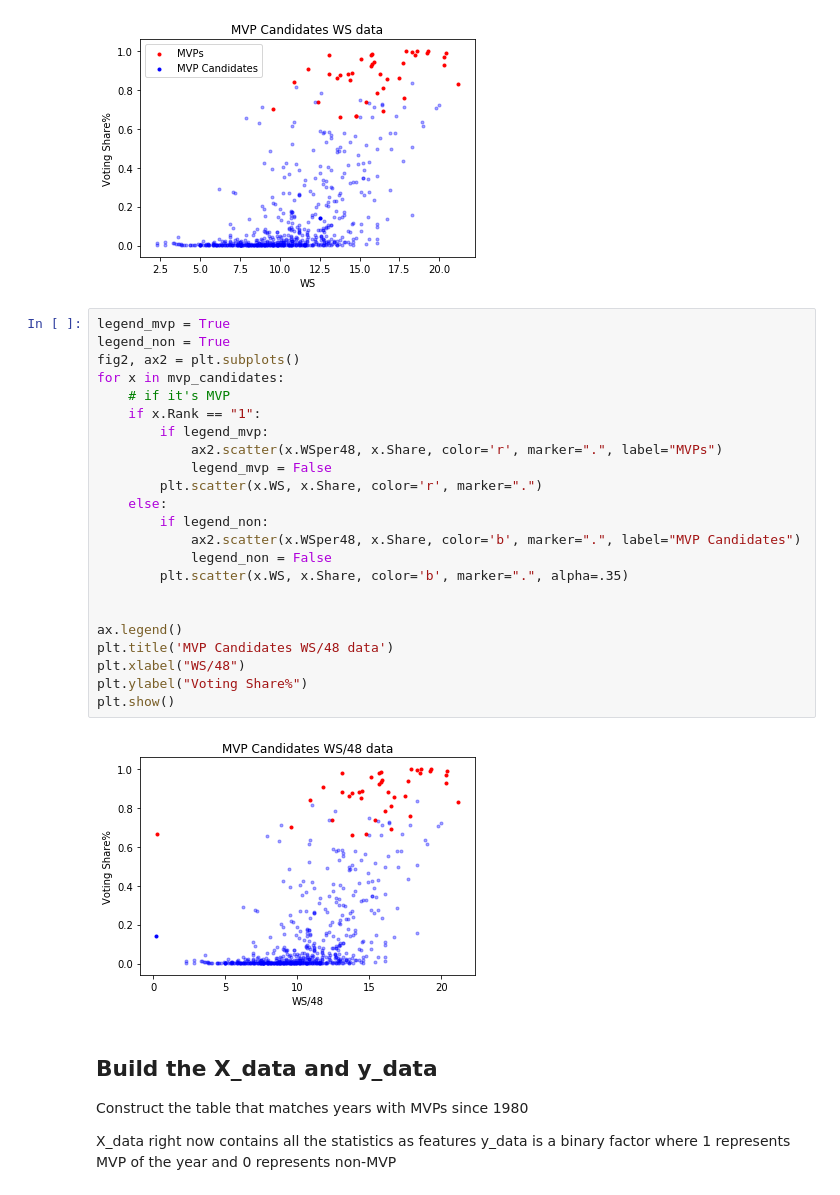
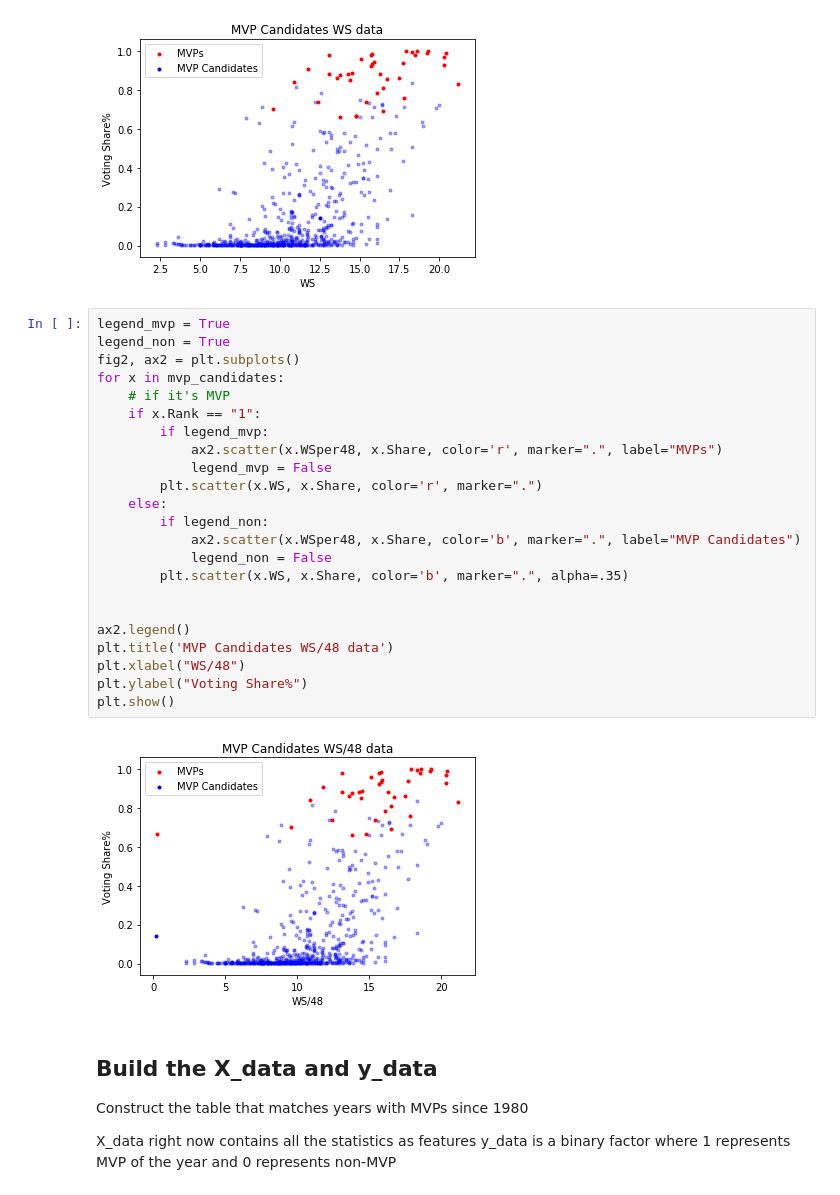
Before and after one commit to wangjiayin1010/NBA-MVP-prediction, a Jupyter notebook: assignment2.ipynb, the cells around one changed output. Saved outputs shown, nothing was run; the diff lists cells and outputs as text.

```diff
--- a/assignment2.ipynb
+++ b/assignment2.ipynb
@@ -254,28 +254,28 @@ plt.show()
 # %%
 legend_mvp = True
 legend_non = True
 fig2, ax2 = plt.subplots()
 for x in mvp_candidates:
     # if it's MVP
     if x.Rank == "1":
         if legend_mvp:
             ax2.scatter(x.WSper48, x.Share, color='r', marker=".", label="MVPs")
             legend_mvp = False
         plt.scatter(x.WS, x.Share, color='r', marker=".")
     else:
         if legend_non:
             ax2.scatter(x.WSper48, x.Share, color='b', marker=".", label="MVP Candidates")
             legend_non = False
         plt.scatter(x.WS, x.Share, color='b', marker=".", alpha=.35)
 
 
-ax.legend()
+ax2.legend()
 plt.title('MVP Candidates WS/48 data')
 plt.xlabel("WS/48")
 plt.ylabel("Voting Share%")
 plt.show()
 # %% [output]
-[figure, old version]
+[figure, new version]
 # %% [markdown]
 ## Build the X_data and y_data
 Construct the table that matches years with MVPs since 1980
```
Also changed, not shown: 1 other file.
